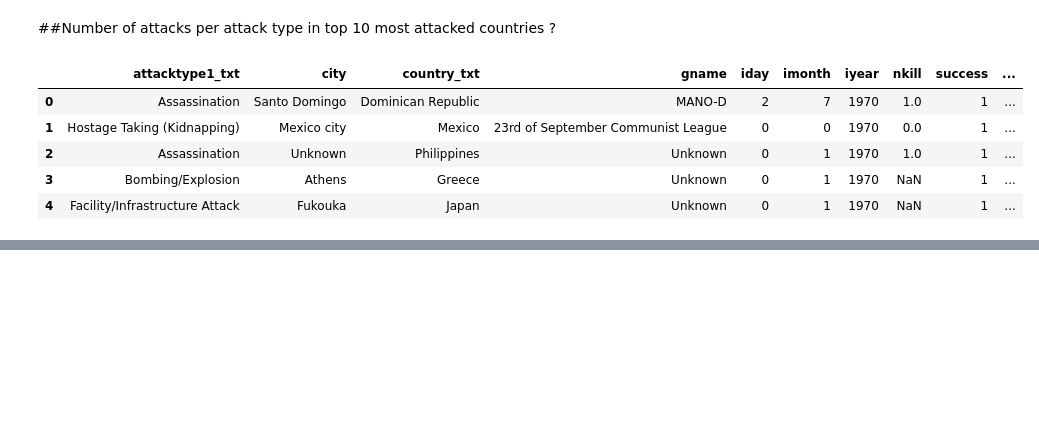
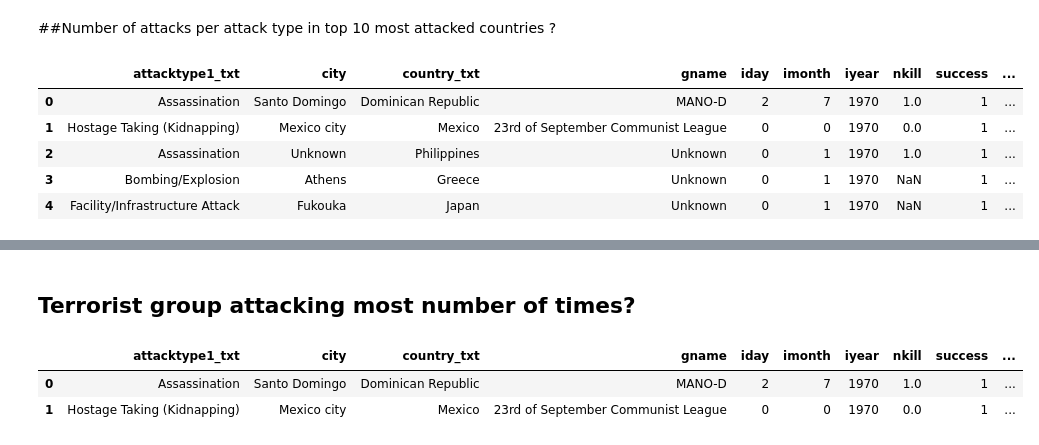
Before and after one commit to ashutosh-sharma-xi/Global-Terrorism-Analysis, a Jupyter notebook: Global_Terrorism_Analysis_Capstone_Project.ipynb, the cells around one changed output, grey strips where cells are left out. Saved outputs shown, nothing was run; the diff lists cells and outputs as text; code cells hidden in the pictures; blank space fills up the shorter version.

```diff
--- a/Global_Terrorism_Analysis_Capstone_Project.ipynb
+++ b/Global_Terrorism_Analysis_Capstone_Project.ipynb
@@ -185,0 +172,8 @@ country_txt  Afghanistan  Albania  Algeria  Andorra  Angola  \
+# %% [markdown]
+## Terrorist group attacking most number of times?
+# %%
+df.head(2)
+# %% [output]
+|  | attacktype1_txt | city | country_txt | gname | iday | imonth | iyear | nkill | success | ... |
+| 0 | Assassination | Santo Domingo | Dominican Republic | MANO-D | 2 | 7 | 1970 | 1.0 | 1 | ... |
+| 1 | Hostage Taking (Kidnapping) | Mexico city | Mexico | 23rd of September Communist League | 0 | 0 | 1970 | 0.0 | 1 | ... |
```
Also changed, not shown: parts of 11 cells of this notebook.
